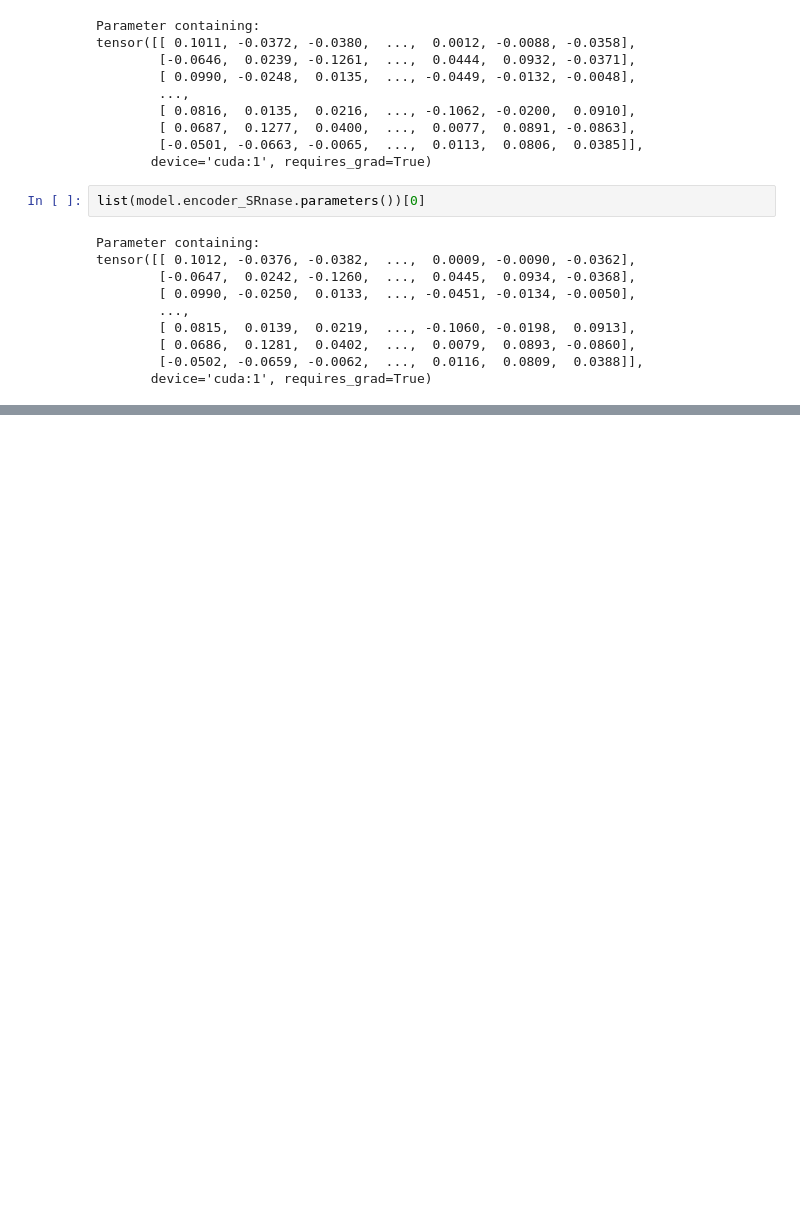
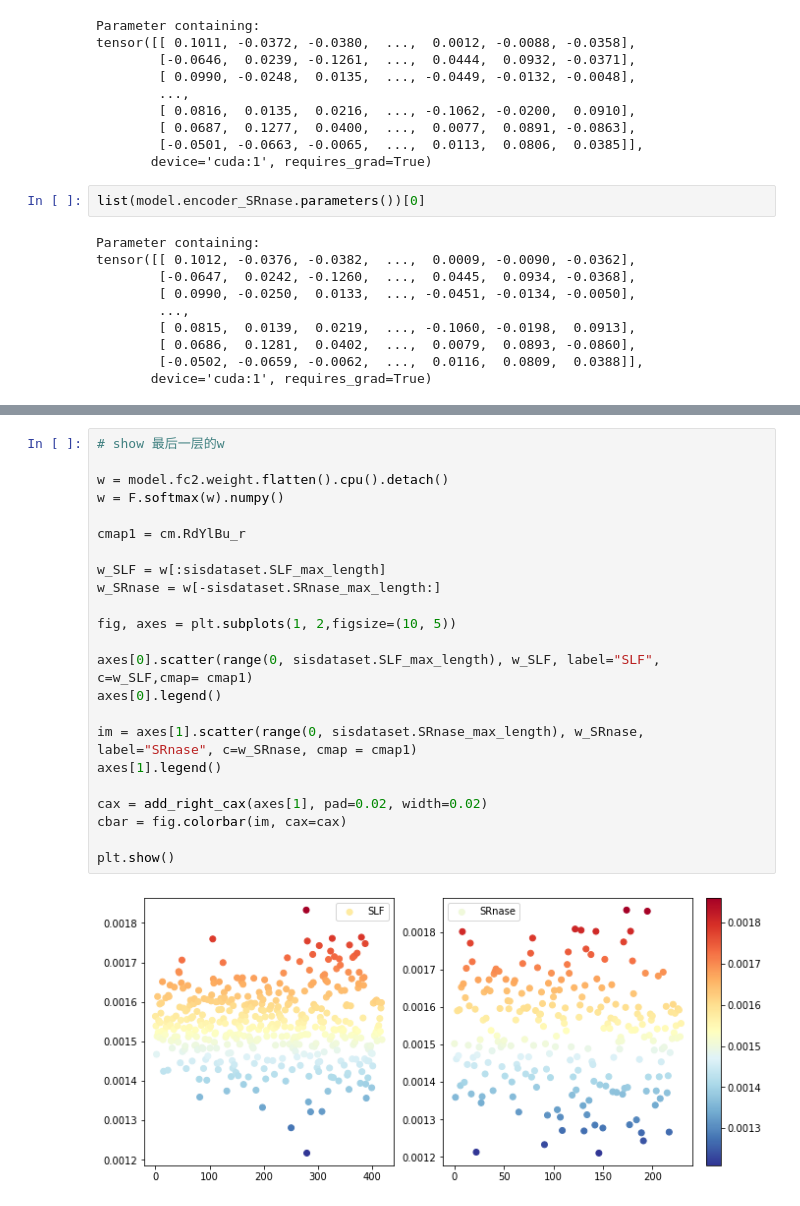
Before and after one commit to 1511878618/sis, a Jupyter notebook: pipline/4.training.ipynb, the cells around one changed output, grey strips where cells are left out. Saved outputs shown, nothing was run; the diff lists cells and outputs as text; blank space fills up the shorter version.

```diff
--- a/pipline/4.training.ipynb
+++ b/pipline/4.training.ipynb
@@ -286,0 +462,25 @@ tensor([[ 0.1012, -0.0376, -0.0382,  ...,  0.0009, -0.0090, -0.0362],
+# %%
+# show 最后一层的w
+
+w = model.fc2.weight.flatten().cpu().detach()
+w = F.softmax(w).numpy()
+
+cmap1 = cm.RdYlBu_r
+
+w_SLF = w[:sisdataset.SLF_max_length]
+w_SRnase = w[-sisdataset.SRnase_max_length:]
+
+fig, axes = plt.subplots(1, 2,figsize=(10, 5))
+
+axes[0].scatter(range(0, sisdataset.SLF_max_length), w_SLF, label="SLF", c=w_SLF,cmap= cmap1)
+axes[0].legend()
+
+im = axes[1].scatter(range(0, sisdataset.SRnase_max_length), w_SRnase, label="SRnase", c=w_SRnase, cmap = cmap1)
+axes[1].legend()
+
+cax = add_right_cax(axes[1], pad=0.02, width=0.02)
+cbar = fig.colorbar(im, cax=cax)
+
+plt.show()
+# %% [output]
+[figure, added]
```
Also changed, not shown: parts of 19 cells of this notebook, 8 other files.
